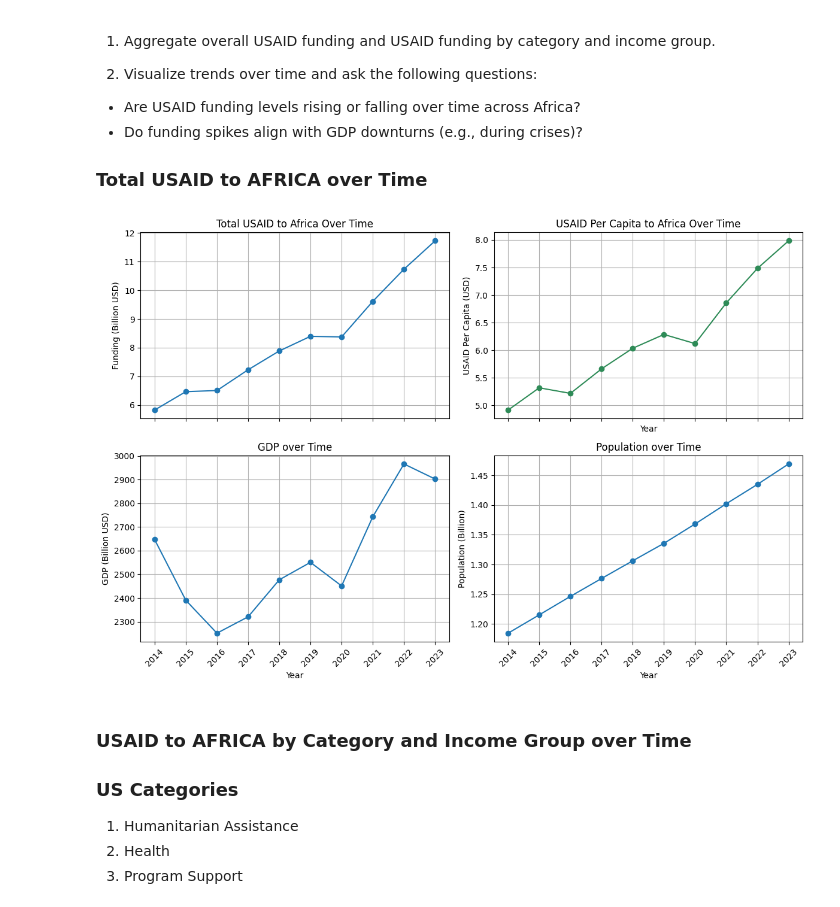
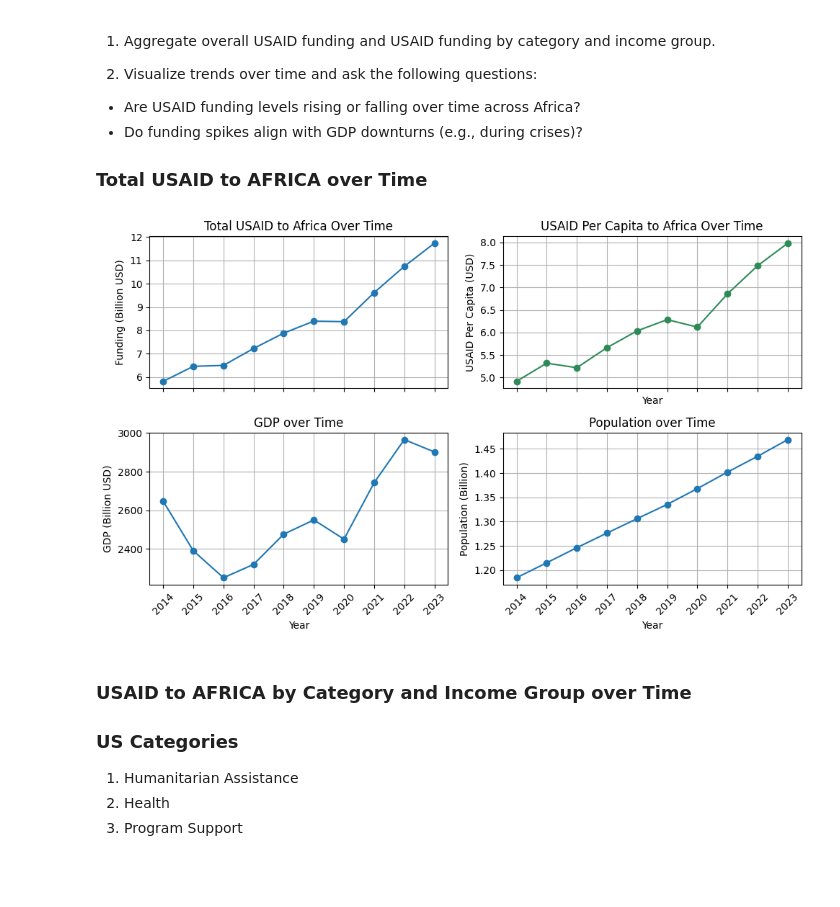
Before and after one commit to MaureenOShea/WiDS25_data-sleuthing, a Jupyter notebook: wids_usaid_africa_analysis.ipynb, the cells around one changed output. Cells and saved outputs as stored; diff of their text form; code cells hidden in the pictures; blank space fills up the shorter version.

```diff
--- a/wids_usaid_africa_analysis.ipynb
+++ b/wids_usaid_africa_analysis.ipynb
@@ -112,17 +111,15 @@ None
 ## Merge USAID and World Bank data: merged_df
 # %%
 # Merge USAID data with World Bank population data
-merged_df = pd.merge(usaid,wb[["Country Code", "Year", "Population", "GDP USD"]],on=["Country Code", "Year"],how="left")
+usaid_wb_merged_df = pd.merge(usaid,wb[["Country Code", "Year", "Population", "GDP USD"]],on=["Country Code", "Year"],how="left")
 
 # Drop records with missing population
-merged_df = merged_df.dropna(subset=["Population","GDP USD"])
+merged_df = usaid_wb_merged_df.dropna(subset=["Population","GDP USD"])
 
 # Combine specified US Category Name categories
 combined_categories = ['Democracy, Human Rights, and Governance', 'Education and Social Services', 'Peace and Security', 'Environment']
 merged_df['US Category Name'] = merged_df['US Category Name'].apply(lambda x: 'Combined Categories' if x in combined_categories else x)
 
 #
-merged_df = merged_df.groupby(["Year","Country Code","Income Group Acronym", "US Category Name","Country Name",]).agg({
+merged_df = merged_df.groupby(["Year","Country Code","Country Name","Income Group Acronym", "US Category Name",]).agg({
     "Amount USD": "sum", "Population": "mean", "GDP USD":"mean"}).reset_index()
-
-display(merged_df)
@@ -218,7 +230,7 @@ year_df["GDP (Billion USD)"] = year_df["GDP USD"] / 1e9
 year_df["Population (Billion)"] = year_df["Population"] / 1e9
 
 # Plots
-fig, axes = plt.subplots(2, 2, figsize=(12, 8), sharex=True)
+fig, axes = plt.subplots(2, 2, figsize=(10, 6), sharex=True)
 
 # Plot 1: Total USAID Funding (in billions)
 axes[0, 0].plot(year_df["Year"], year_df["Amount (Billion USD)"], marker='o',)
@@ -229,34 +241,34 @@ axes[0, 0].grid(True)
 # Plot 2: USAID Per Capita Funding
 axes[0, 1].plot(year_df["Year"], year_df["Amount Per Capita USD"], marker='o', color='seagreen')
 axes[0, 1].set_title("USAID Per Capita to Africa Over Time")
 axes[0, 1].set_xlabel("Year")
 axes[0, 1].set_ylabel("USAID Per Capita (USD)")
 axes[0, 1].grid(True)
 
 # Plot 3: GDP
 axes[1, 0].plot(year_df["Year"], year_df["GDP (Billion USD)"], marker='o',)
 axes[1, 0].set_title('GDP over Time')
 axes[1, 0].set_ylabel('GDP (Billion USD)')
 axes[1, 0].set_xlabel("Year")
 axes[1, 0].grid(True)
 axes[1, 0].tick_params(axis='x', rotation=45)
 axes[1, 0].set_xticks(year_df["Year"]) # Set xticks to all years
 
 # Plot 4: Population
 axes[1, 1].plot(year_df["Year"], year_df["Population (Billion)"] , marker='o')
 axes[1, 1].set_title('Population over Time')
 axes[1, 1].set_ylabel('Population (Billion)')
 axes[1, 1].set_xlabel("Year")
 axes[1, 1].grid(True)
 axes[1, 1].tick_params(axis='x', rotation=45)
 axes[1, 1].set_xticks(year_df["Year"]) # Set xticks to all years
 
 # Final layout
 plt.xticks(rotation=45)
 plt.tight_layout()
 plt.show()
 # %% [output]
-[figure, old version]
+[figure, new version]
 # %% [markdown]
 ### USAID to AFRICA by Category and Income Group over Time
 
```
Also changed, not shown: parts of 10 cells of this notebook.
